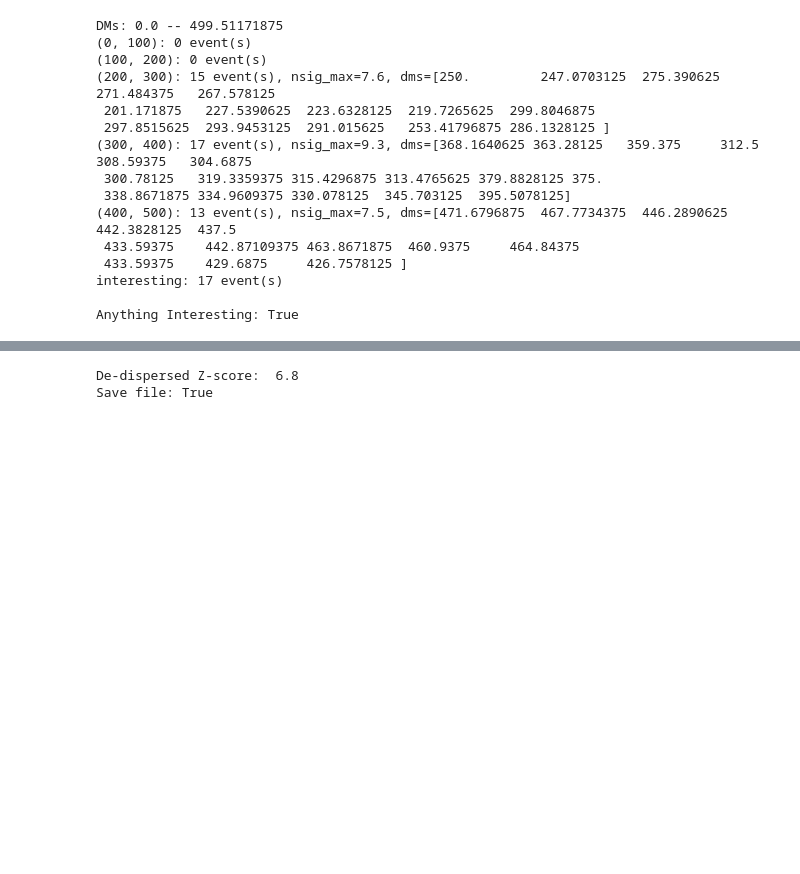
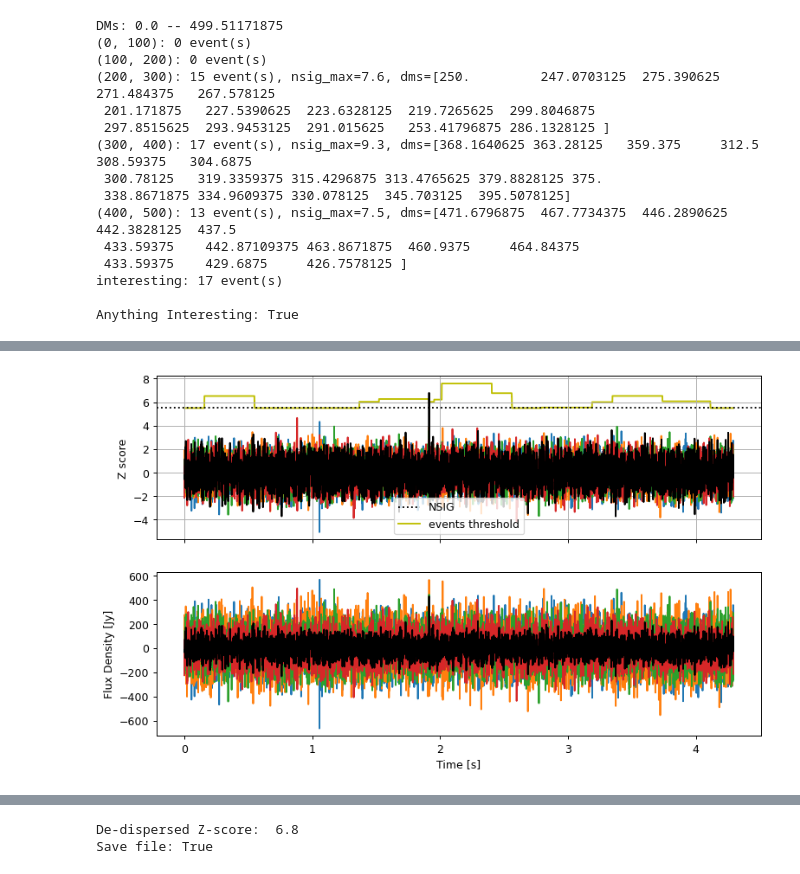
Before and after one commit to AaronParsons/limbo, a Jupyter notebook: limbo/data/limbo_sgr1935_processing_template.ipynb, the cells around one changed output, grey strips where cells are left out. Drawn from its saved outputs; the diff is of its cells as text; code cells hidden in the pictures; blank space fills up the shorter version.

```diff
--- a/limbo/data/limbo_sgr1935_processing_template.ipynb
+++ b/limbo/data/limbo_sgr1935_processing_template.ipynb
@@ -259,40 +255,33 @@ _ = axes[0].legend(ncol=5)
 ### STAGE 2: For all 300-400 DM events de-disperse them to DM of SGR1935+2154.
 ## Keep only those that can be de-dispersed to that DM.
 if interesting:
-    cal_data = dmt['diff']*CALGAIN
+    cal_data = dmt['diff'] * CALGAIN
     k = (300, 400)
     DM = 332.7
     resamp_factor = 4 # factor to over-sample by
-    delays = limbo.sim.DM_delay(DM, hdr['freqs'])
+    delays = limbo.sim.DM_delay(DM, hdr['freqs']).astype('float32')
     delays -= delays[-1]  # center lowest delay at t0
-    _pulse = np.fft.rfft(cal_data, axis=0)
-    _ffreq = np.fft.rfftfreq(cal_data.shape[0], hdr['inttime'])
-    phs = np.exp(2j * np.pi * np.outer(_ffreq, delays))  # sign reversed to de-disperse
-    _pulse_dly = _pulse * phs
-    # over-sample and interpolate to make sure we don't miss pulse:
-    ans = resamp_factor * np.fft.irfft(_pulse_dly, resamp_factor * len(dts), axis=0) # multiply by resamp_factor to undo FFT renormalization
-    ans0 = np.fft.irfft(_pulse_dly, axis=0) # no up-sampling
-    thresh_interp = zoom(events['thresh'],
-                         zoom=resamp_factor,
-                         mode='nearest',
-                         order=0) # over-sample and interpolate events['thresh'] XXX Normalization?
+    profile = limbo.utils.dedisperse(cal_data, DM, hdr['freqs'], hdr['inttime'], resamp_factor)
+    thresh_interp = zoom(events['thresh'], zoom=resamp_factor,
+                         mode='nearest', order=0) # over-sample events['thresh']
 # %%
-_dts = np.linspace(hdr['times'][0], hdr['times'][-1], 4 * len(hdr['times']), endpoint=False)
+if interesting:
+    _dts = np.linspace(hdr['times'][0], hdr['times'][-1], profile.shape[0], endpoint=False) # Unix time
+    zeroed_dts = _dts - hdr['Time']
 
-if interesting:
     fig, axes = plt.subplots(nrows=2, sharex=True, figsize=(10, 6), dpi=90)
-    ans2 = np.mean(ans[:, CH0:CH1].reshape(ans.shape[0], -1, 256), axis=-1) # XXX rename ans stuff
-    ans3 = np.mean(ans[:, CH0:CH1], axis=-1)
-    zscore3 = (ans3 - np.mean(ans3)) / np.std(ans3)
-    axes[0].plot(_dts, (ans2 - np.mean(ans2, axis=0, keepdims=True)) / np.std(ans2, axis=0, keepdims=True))
-    axes[0].plot(_dts, zscore3, 'k')
-    axes[0].plot(_dts, np.ones_like(_dts)*NSIG, 'k:', label='NSIG threshold')
-    axes[0].plot(_dts, thresh_interp, 'y', zorder=0, label="Interpolated events['thresh']")
-    axes[1].plot(_dts, ans2)
-    axes[1].plot(_dts, ans3, 'k')
+    freq_binned_profile = np.mean(profile[:, CH0:CH1].reshape(profile.shape[0], -1, 256), axis=-1)
+    avg_profile = np.mean(profile[:, CH0:CH1], axis=-1)
+    zscore = (avg_profile - np.mean(avg_profile)) / np.std(avg_profile)
+    axes[0].plot(zeroed_dts, (freq_binned_profile - np.mean(freq_binned_profile, axis=0, keepdims=True)) / np.std(freq_binned_profile, axis=0, keepdims=True))
+    axes[0].plot(zeroed_dts, (avg_profile - np.mean(avg_profile)) / np.std(avg_profile), 'k')
+    axes[0].axhline(NSIG, color='k', ls='dotted', label='NSIG')
+    axes[0].plot(zeroed_dts, thresh_interp, color='y', label='events threshold', zorder=0)
+    axes[0].legend()
+    axes[1].plot(zeroed_dts, freq_binned_profile)
+    axes[1].plot(zeroed_dts, avg_profile, 'k')
     axes[1].set_xlabel('Time [s]')
     axes[0].set_ylabel('Z score')
     axes[0].grid()
-    axes[0].legend()
     axes[1].set_ylabel('Flux Density [Jy]')
 # %% [output]
@@ -301,3 +288,4 @@ if interesting:
+[figure, added]
 # %%
 if interesting:
     plt.figure()
```
Also changed, not shown: parts of 14 cells of this notebook, 1 other file.
